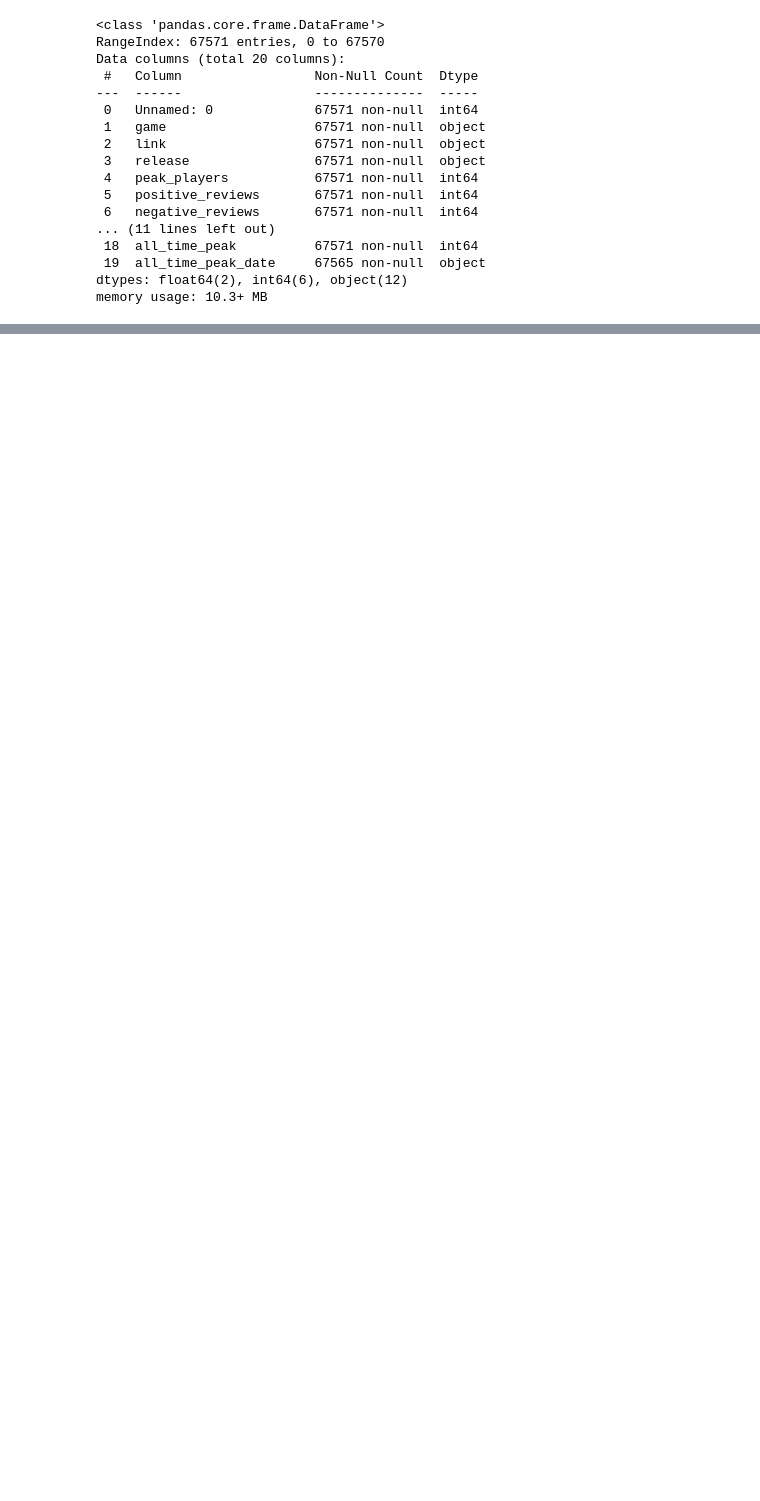
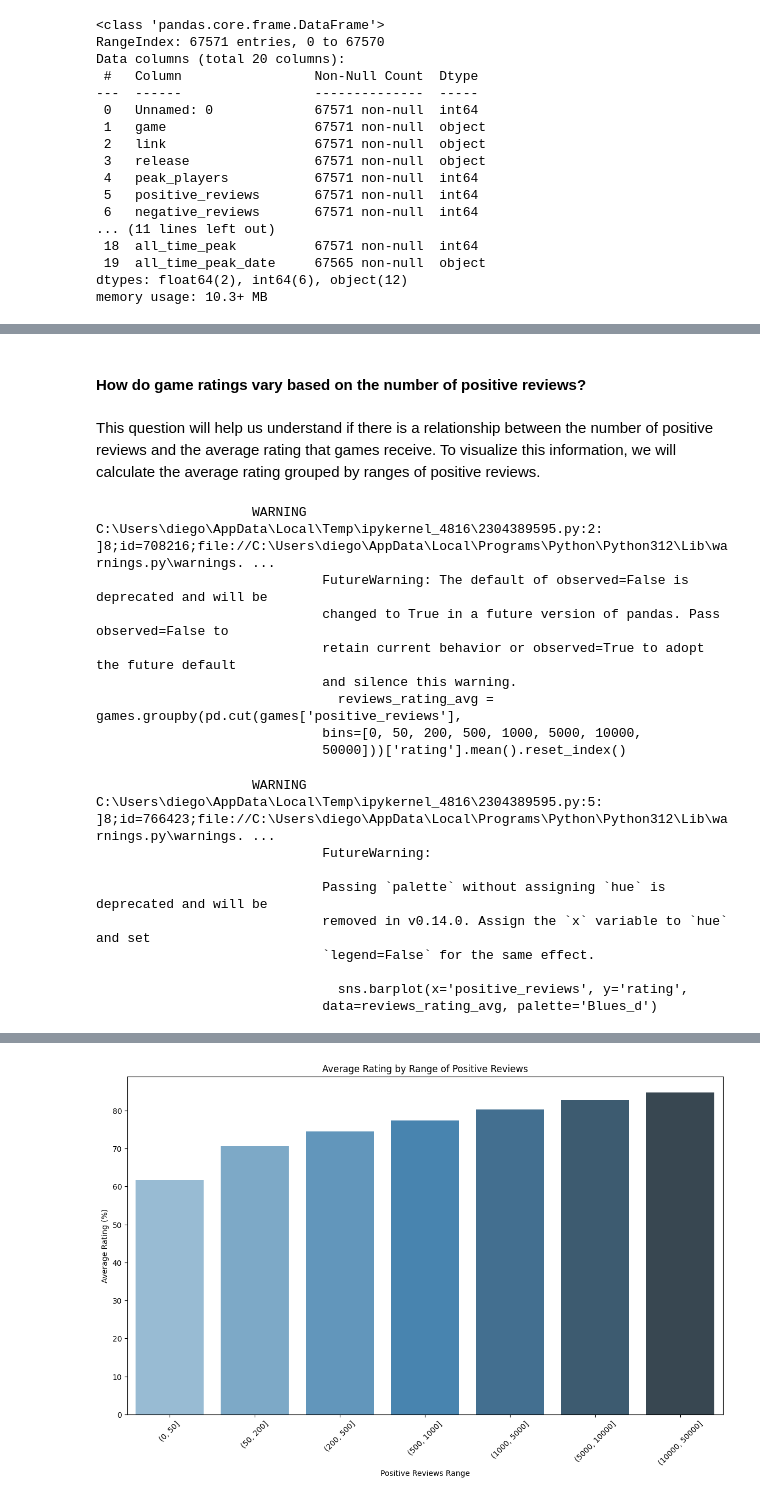
Before and after one commit to diegosanchez34/metagames_kedro, a Jupyter notebook: kedro-project/notebooks/2. Data Understanding.ipynb, the cells around one changed output, grey strips where cells are left out. Saved outputs shown, nothing was run; the diff lists cells and outputs as text; code cells hidden in the pictures; blank space fills up the shorter version.

```diff
--- a/kedro-project/notebooks/2. Data Understanding.ipynb
+++ b/kedro-project/notebooks/2. Data Understanding.ipynb
@@ -412,0 +255,33 @@ Al ejecutar el código, podemos observar un DataFrame que lista los géneros de
+# %% [markdown]
+#### How do game ratings vary based on the number of positive reviews?
+# %% [markdown]
+This question will help us understand if there is a relationship between the number of positive reviews and the average rating that games receive. To visualize this information, we will calculate the average rating grouped by ranges of positive reviews.
+# %%
+# Calculate the average rating for each range of positive reviews
+reviews_rating_avg = games.groupby(pd.cut(games['positive_reviews'], bins=[0, 50, 200, 500, 1000, 5000, 10000, 50000]))['rating'].mean().reset_index()
+
+plt.figure(figsize=(14, 8))
+sns.barplot(x='positive_reviews', y='rating', data=reviews_rating_avg, palette='Blues_d')
+plt.title('Average Rating by Range of Positive Reviews')
+plt.xlabel('Positive Reviews Range')
+plt.ylabel('Average Rating (%)')
+plt.xticks(rotation=45)
+plt.show()
+# %% [output]
+                    WARNING  C:\Users\diego\AppData\Local\Temp\ipykernel_4816\2304389595.py:2:      ]8;id=708216;file://C:\Users\diego\AppData\Local\Programs\Python\Python312\Lib\warnings.py\warnings. ...
+                             FutureWarning: The default of observed=False is deprecated and will be
+                             changed to True in a future version of pandas. Pass observed=False to
+                             retain current behavior or observed=True to adopt the future default
+                             and silence this warning.
+                               reviews_rating_avg = games.groupby(pd.cut(games['positive_reviews'],
+                             bins=[0, 50, 200, 500, 1000, 5000, 10000,
+                             50000]))['rating'].mean().reset_index()
+                    WARNING  C:\Users\diego\AppData\Local\Temp\ipykernel_4816\2304389595.py:5:      ]8;id=766423;file://C:\Users\diego\AppData\Local\Programs\Python\Python312\Lib\warnings.py\warnings. ...
+                             FutureWarning:
+
+                             Passing `palette` without assigning `hue` is deprecated and will be
+                             removed in v0.14.0. Assign the `x` variable to `hue` and set
+                             `legend=False` for the same effect.
+
+                               sns.barplot(x='positive_reviews', y='rating',
+                             data=reviews_rating_avg, palette='Blues_d')
@@ -412,0 +289 @@ Al ejecutar el código, podemos observar un DataFrame que lista los géneros de
+[figure, added]
```
Also changed, not shown: parts of 115 cells of this notebook, 4 other files.
